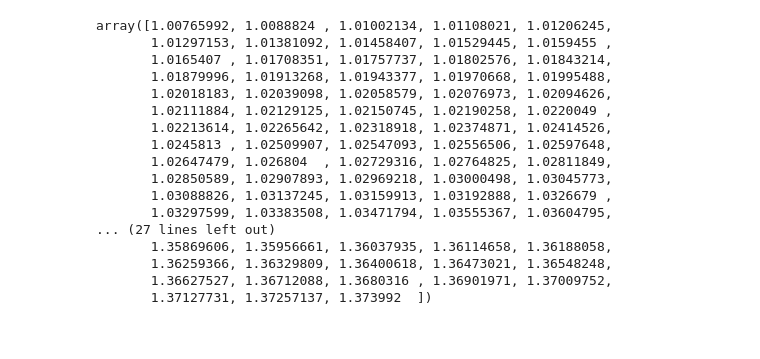
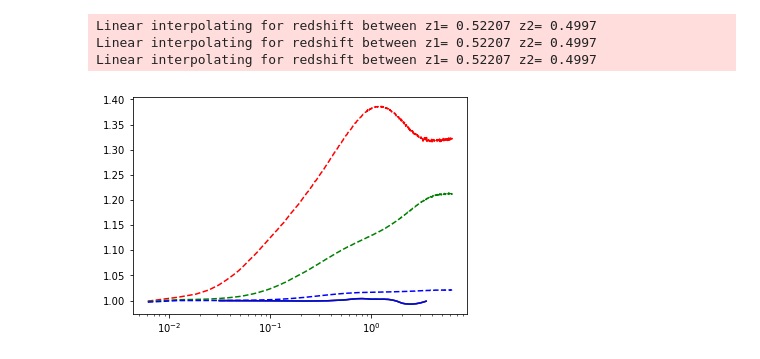
Before and after one commit to nesar/MGemulator, a Jupyter notebook: MGemu_z.ipynb, the cells around one changed output. Drawn from its saved outputs; the diff is of its cells as text; code cells hidden in the pictures.

```diff
--- a/MGemu_z.ipynb
+++ b/MGemu_z.ipynb
@@ -67,24 +85,42 @@ PmPl_all = loadFile[:, 1:].T
 kvals = loadFile[:,0]
 z_all = az[:, 1]
 # %%
-Om, ns, s8, fR0, n = 0.1, 1.0, 0.8, 3e-5, 1.5
+# Om, ns, s8, fR0, n = 0.1, 1.0, 0.8, 3e-5, 1.5
 
-MGemu(Om=0.1, ns=1.0, s8=0.8, fR0=3e-5, n=1.5, z=0.02)
+# MGemu(Om=0.1, ns=1.0, s8=0.8, fR0=3e-5, n=1.5, z=0.02)
-# %% [output]
-array([1.00765992, 1.0088824 , 1.01002134, 1.01108021, 1.01206245,
-       1.01297153, 1.01381092, 1.01458407, 1.01529445, 1.0159455 ,
-       1.0165407 , 1.01708351, 1.01757737, 1.01802576, 1.01843214,
-       1.01879996, 1.01913268, 1.01943377, 1.01970668, 1.01995488,
-       1.02018183, 1.02039098, 1.02058579, 1.02076973, 1.02094626,
-       1.02111884, 1.02129125, 1.02150745, 1.02190258, 1.0220049 ,
-       1.02213614, 1.02265642, 1.02318918, 1.02374871, 1.02414526,
-       1.0245813 , 1.02509907, 1.02547093, 1.02556506, 1.02597648,
-       1.02647479, 1.026804  , 1.02729316, 1.02764825, 1.02811849,
-       1.02850589, 1.02907893, 1.02969218, 1.03000498, 1.03045773,
-       1.03088826, 1.03137245, 1.03159913, 1.03192888, 1.0326679 ,
-       1.03297599, 1.03383508, 1.03471794, 1.03555367, 1.03604795,
-... (27 lines left out)
-       1.35869606, 1.35956661, 1.36037935, 1.36114658, 1.36188058,
-       1.36259366, 1.36329809, 1.36400618, 1.36473021, 1.36548248,
-       1.36627527, 1.36712088, 1.3680316 , 1.36901971, 1.37009752,
-       1.37127731, 1.37257137, 1.373992  ])
+# %%
+Om_f=0.281
+ns_f=0.971
+s8_f=0.82
+z_f=0.505668030951772
+n_f=1
+fr0_f4 = 1e-4
+fr0_f5 = 1e-5
+fr0_f6 = 1e-6
+# %%
+emu_f4= MGemu(Om=Om_f, ns=ns_f, s8=s8_f, fR0=fr0_f4, n=n_f, z=z_f)
+emu_f5= MGemu(Om=Om_f, ns=ns_f, s8=s8_f, fR0=fr0_f5, n=n_f, z=z_f)
+emu_f6= MGemu(Om=Om_f, ns=ns_f, s8=s8_f, fR0=fr0_f6, n=n_f, z=z_f)
+# %% [output]
+Linear interpolating for redshift between z1= 0.52207 z2= 0.4997
+Linear interpolating for redshift between z1= 0.52207 z2= 0.4997
+Linear interpolating for redshift between z1= 0.52207 z2= 0.4997
+# %%
+import matplotlib.pylab as plt
+
+nbody = np.loadtxt('./Data/Nbody_validation/ratiosz05.txt', skiprows=1)
+
+
+plt.plot(kvals, emu_f4, 'r')
+plt.plot(nbody[:,0], nbody[:, 1], 'r--')
+plt.plot(kvals, emu_f5, 'g')
+plt.plot(nbody[:,0], nbody[:, 2], 'g--')
+
+plt.plot(kvals, emu_f6, 'b')
+plt.plot(nbody[:,0], nbody[:, 3], 'b--')
+
+plt.xscale('log')
+
+plt.show()
+# %% [output]
+[figure, added]
```
Also changed, not shown: parts of 2 cells of this notebook, 1 other file.
